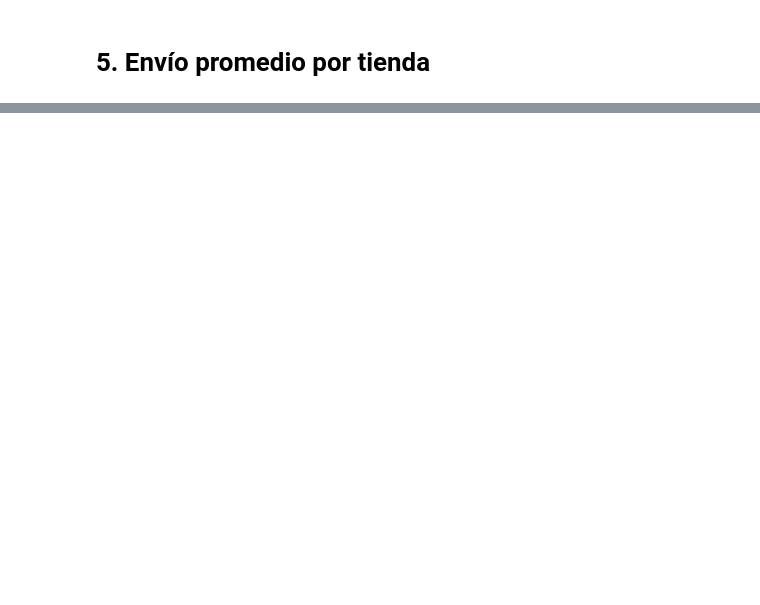
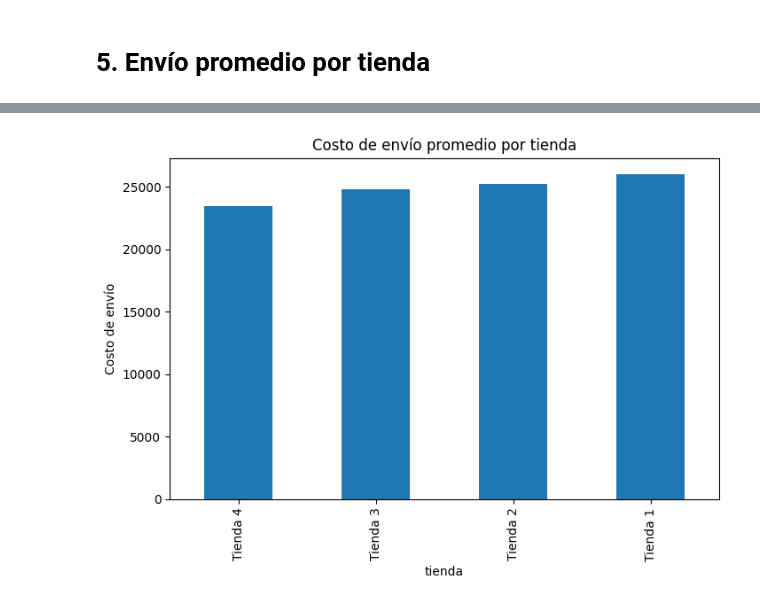
Before and after one commit to dmorganc14/analisis-alura-store, a Jupyter notebook: AluraStoreLatam.ipynb, the cells around one changed output, grey strips where cells are left out. Drawn from its saved outputs; the diff is of its cells as text; code cells hidden in the pictures; blank space fills up the shorter version.

```diff
--- a/AluraStoreLatam.ipynb
+++ b/AluraStoreLatam.ipynb
@@ -143,2 +261,11 @@ dtype: float64
 # %% [markdown]
 # 5. Envío promedio por tienda
+# %%
+envio_promedio = (
+    datos_tiendas
+    .groupby("tienda")["Costo de envío"]
+    .mean()
+    .sort_values()
+)
+
+envio_promedio
@@ -144,0 +280,8 @@ dtype: float64
+# %%
+envio_promedio.plot(kind="bar", figsize=(8,5))
+
+plt.title("Costo de envío promedio por tienda")
+plt.ylabel("Costo de envío")
+plt.show()
+# %% [output]
+[figure, added]
```
Also changed, not shown: parts of 10 cells of this notebook.
